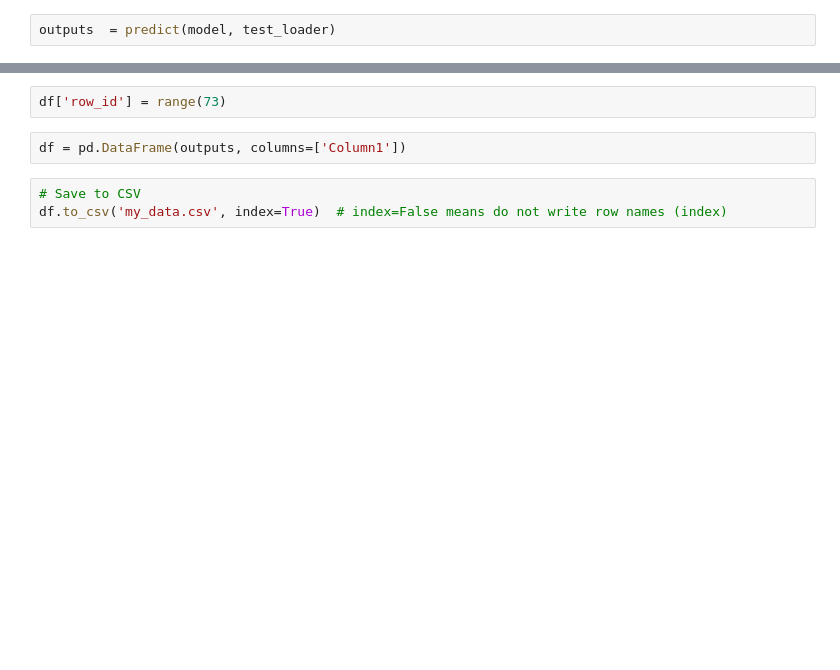
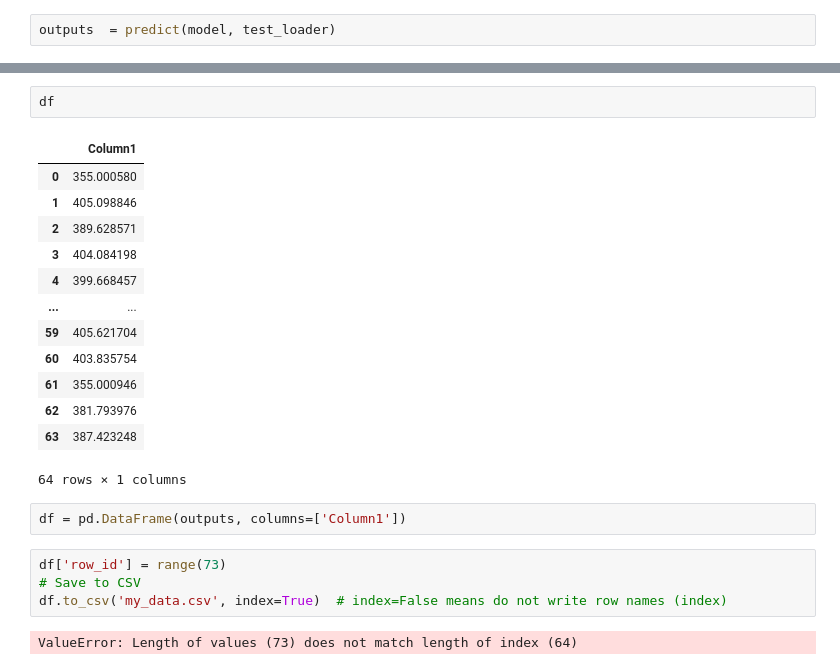
Before and after one commit to xuanji86/633-Final-Project, a Jupyter notebook: 633FinalModel.ipynb, the cells around one changed output, grey strips where cells are left out. Cells and saved outputs as stored; diff of their text form; blank space fills up the shorter version.

```diff
--- a/633FinalModel.ipynb
+++ b/633FinalModel.ipynb
@@ -564,7 +625,24 @@ outputs
 # %%
-df['row_id'] = range(73)
+df
+# %% [output]
+|  | Column1 |
+| 0 | 355.000580 |
+| 1 | 405.098846 |
+| 2 | 389.628571 |
+| 3 | 404.084198 |
+| 4 | 399.668457 |
+| ... | ... |
+| 59 | 405.621704 |
+| 60 | 403.835754 |
+| 61 | 355.000946 |
+| 62 | 381.793976 |
+| 63 | 387.423248 |
+64 rows × 1 columns
 # %%
 df = pd.DataFrame(outputs, columns=['Column1'])
 # %%
+df['row_id'] = range(73)
 # Save to CSV
 df.to_csv('my_data.csv', index=True)  # index=False means do not write row names (index)
+# %% [output]
+ValueError: Length of values (73) does not match length of index (64)
```
Also changed, not shown: parts of 14 cells of this notebook, 1 other file.
